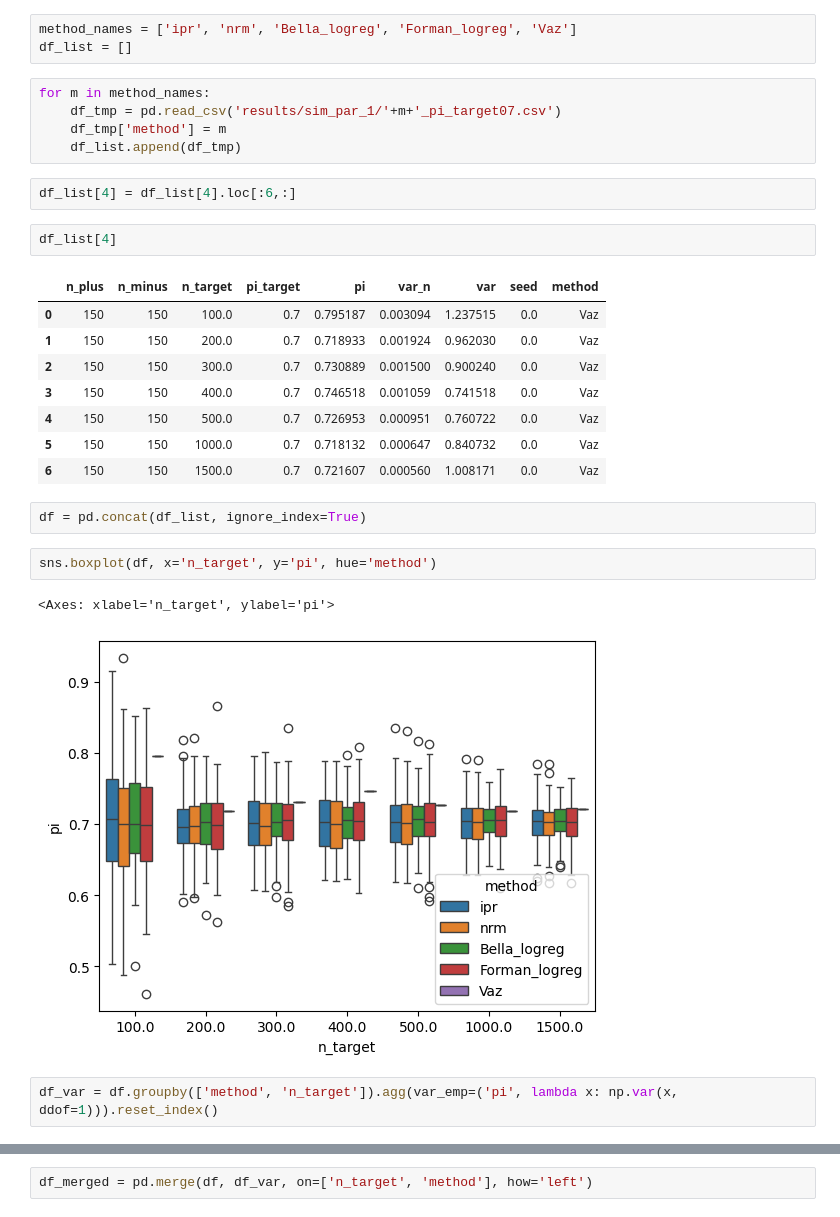
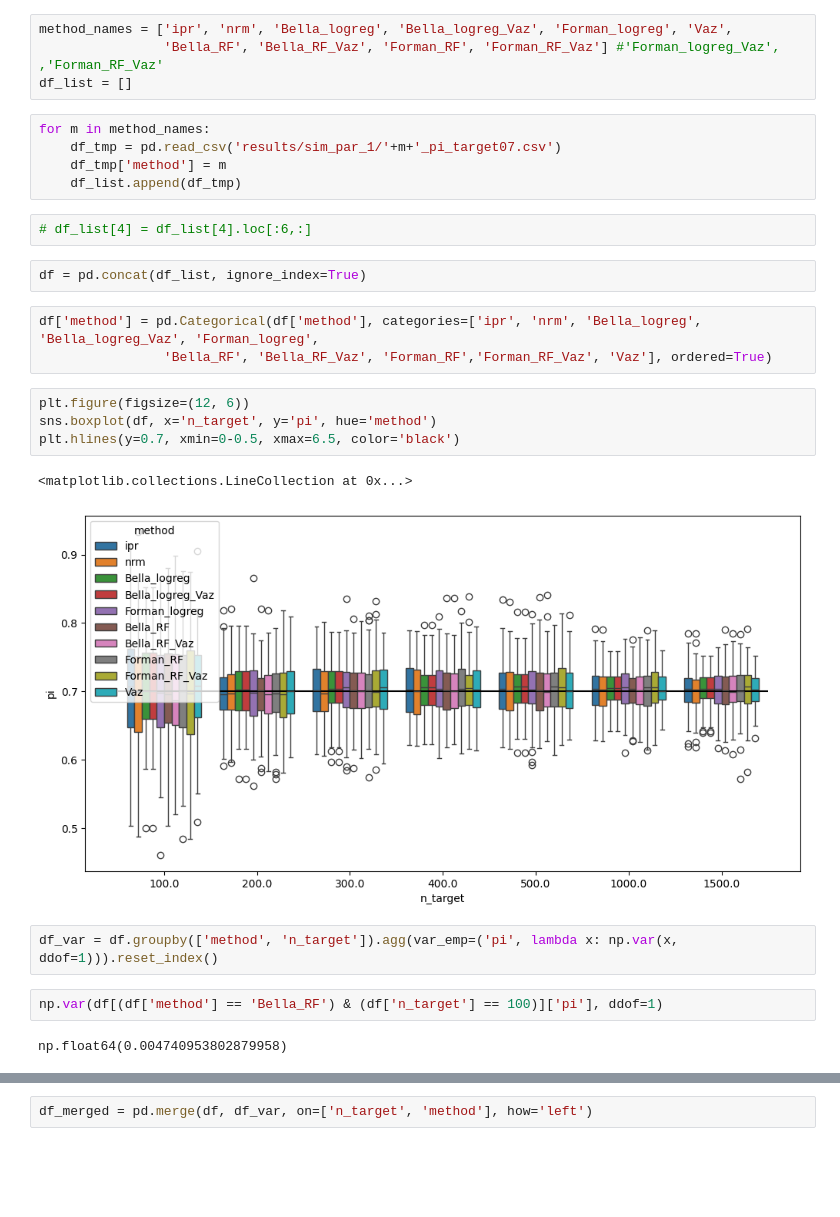
Before and after one commit to lazeckam/RHKS_label_shift, a Jupyter notebook: simulations/plot_figures.ipynb, the cells around one changed output, grey strips where cells are left out. Drawn from its saved outputs; the diff is of its cells as text; blank space fills up the shorter version.

```diff
--- a/simulations/plot_figures.ipynb
+++ b/simulations/plot_figures.ipynb
@@ -5,7 +5,8 @@ import seaborn as sns
 import matplotlib.pyplot as plt
 from matplotlib.lines import Line2D
 # %%
-method_names = ['ipr', 'nrm', 'Bella_logreg', 'Forman_logreg', 'Vaz']
+method_names = ['ipr', 'nrm', 'Bella_logreg', 'Bella_logreg_Vaz', 'Forman_logreg', 'Vaz',
+                'Bella_RF', 'Bella_RF_Vaz', 'Forman_RF', 'Forman_RF_Vaz'] #'Forman_logreg_Vaz', ,'Forman_RF_Vaz'
 df_list = []
 # %%
 for m in method_names:
@@ -13,24 +14,22 @@ for m in method_names:
     df_tmp['method'] = m
     df_list.append(df_tmp)
 # %%
-df_list[4] = df_list[4].loc[:6,:]
+# df_list[4] = df_list[4].loc[:6,:]
-# %%
-df_list[4]
-# %% [output]
-|  | n_plus | n_minus | n_target | pi_target | pi | var_n | var | seed | method |
-| 0 | 150 | 150 | 100.0 | 0.7 | 0.795187 | 0.003094 | 1.237515 | 0.0 | Vaz |
-| 1 | 150 | 150 | 200.0 | 0.7 | 0.718933 | 0.001924 | 0.962030 | 0.0 | Vaz |
-| 2 | 150 | 150 | 300.0 | 0.7 | 0.730889 | 0.001500 | 0.900240 | 0.0 | Vaz |
-| 3 | 150 | 150 | 400.0 | 0.7 | 0.746518 | 0.001059 | 0.741518 | 0.0 | Vaz |
-| 4 | 150 | 150 | 500.0 | 0.7 | 0.726953 | 0.000951 | 0.760722 | 0.0 | Vaz |
-| 5 | 150 | 150 | 1000.0 | 0.7 | 0.718132 | 0.000647 | 0.840732 | 0.0 | Vaz |
-| 6 | 150 | 150 | 1500.0 | 0.7 | 0.721607 | 0.000560 | 1.008171 | 0.0 | Vaz |
 # %%
 df = pd.concat(df_list, ignore_index=True)
+# %%
+df['method'] = pd.Categorical(df['method'], categories=['ipr', 'nrm', 'Bella_logreg', 'Bella_logreg_Vaz', 'Forman_logreg',
+                'Bella_RF', 'Bella_RF_Vaz', 'Forman_RF','Forman_RF_Vaz', 'Vaz'], ordered=True)
 # %%
+plt.figure(figsize=(12, 6))
 sns.boxplot(df, x='n_target', y='pi', hue='method')
+plt.hlines(y=0.7, xmin=0-0.5, xmax=6.5, color='black')
 # %% [output]
-<Axes: xlabel='n_target', ylabel='pi'>
+<matplotlib.collections.LineCollection at 0x...>
-[figure, old version]
+[figure, new version]
 # %%
 df_var = df.groupby(['method', 'n_target']).agg(var_emp=('pi', lambda x: np.var(x, ddof=1))).reset_index()
+# %%
+np.var(df[(df['method'] == 'Bella_RF') & (df['n_target'] == 100)]['pi'], ddof=1)
+# %% [output]
+np.float64(0.004740953802879958)
```
Also changed, not shown: parts of 6 cells of this notebook, 31 other files.
